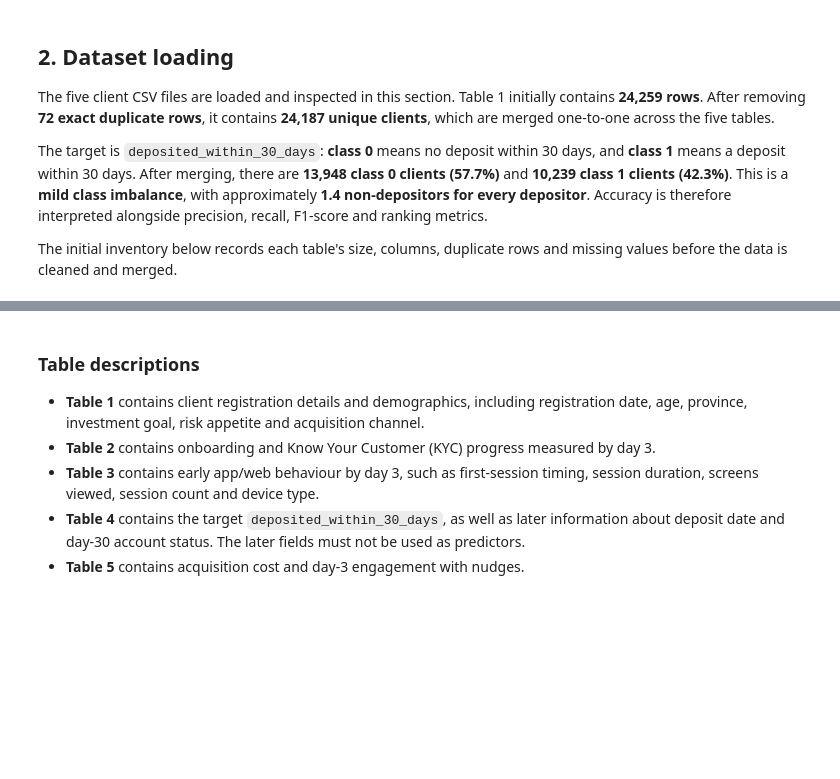
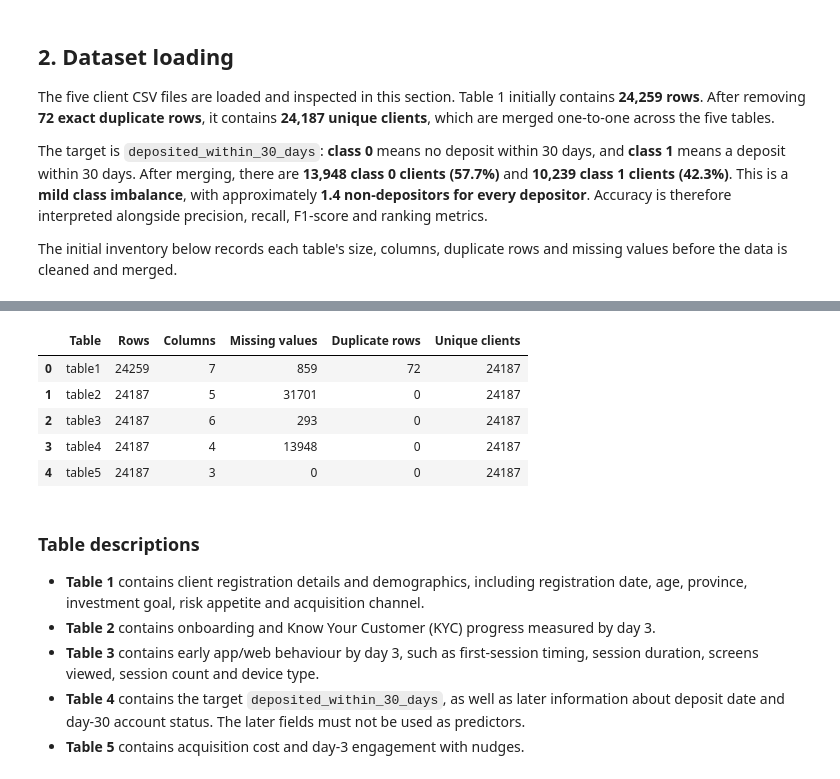
Before and after one commit to Naphakade/-stadioequities-activation-prediction-, a Jupyter notebook: SS3_PartB.ipynb, the cells around one changed output, grey strips where cells are left out. Saved outputs shown, nothing was run; the diff lists cells and outputs as text; code cells hidden in the pictures; blank space fills up the shorter version.

```diff
--- a/SS3_PartB.ipynb
+++ b/SS3_PartB.ipynb
@@ -191,0 +224,10 @@ Repeated client_id values: 0
+# %%
+expected_tables = 5
+
+assert len(tables) == expected_tables, (
+    f"Expected {expected_tables} tables, but loaded {len(tables)}"
+)
+
+print(f"Successfully loaded {len(tables)} source tables.")
+display(table_summary_df)
+# %% [output]
@@ -192,3 +235,9 @@ Repeated client_id values: 0
+|  | Table | Rows | Columns | Missing values | Duplicate rows | Unique clients |
+| 0 | table1 | 24259 | 7 | 859 | 72 | 24187 |
+| 1 | table2 | 24187 | 5 | 31701 | 0 | 24187 |
+| 2 | table3 | 24187 | 6 | 293 | 0 | 24187 |
+| 3 | table4 | 24187 | 4 | 13948 | 0 | 24187 |
+| 4 | table5 | 24187 | 3 | 0 | 0 | 24187 |
 # %% [markdown]
 ### Table descriptions
 - **Table 1** contains client registration details and demographics, including registration date, age, province, investment goal, risk appetite and acquisition channel.
```
Also changed, not shown: parts of 8 cells of this notebook.
